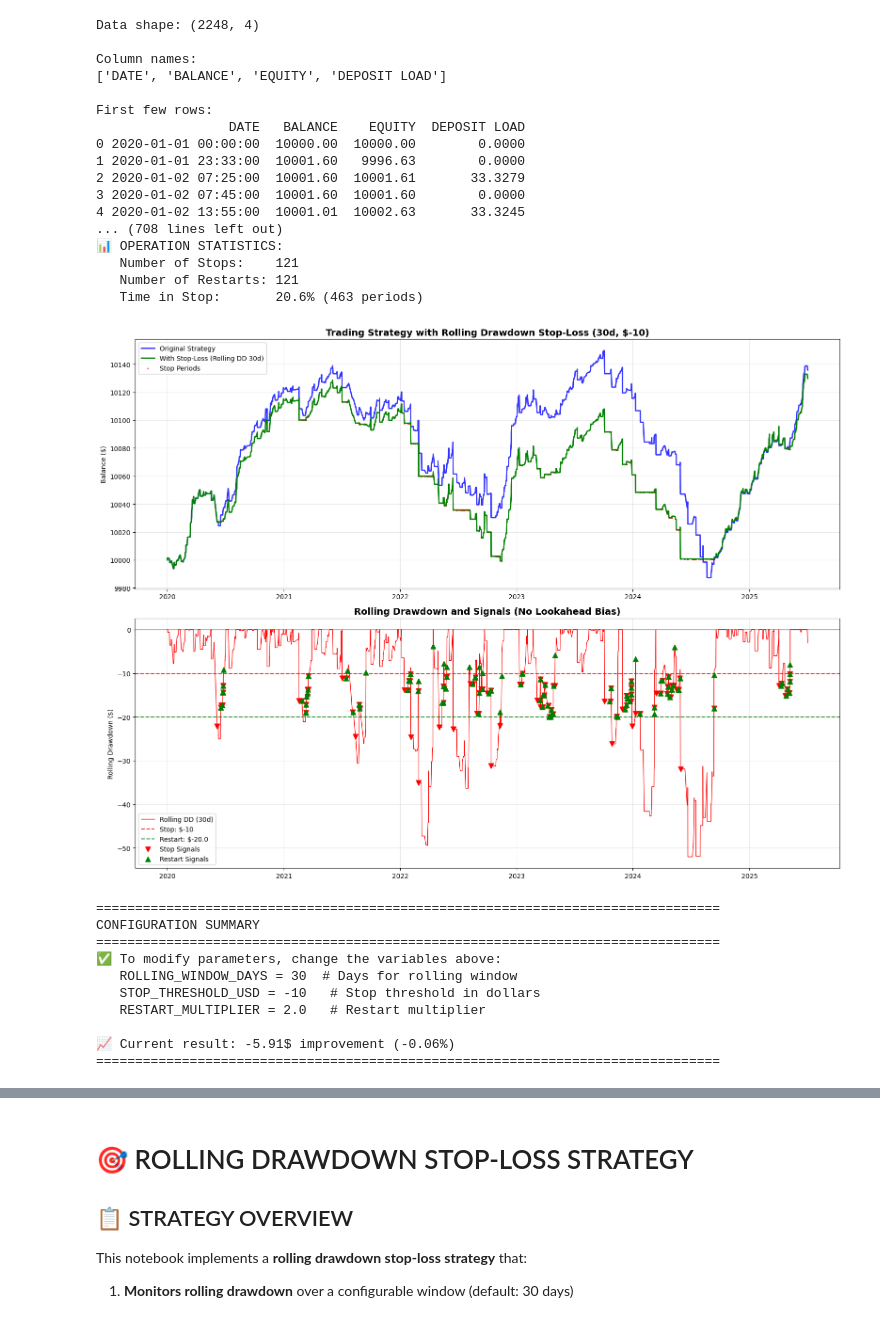
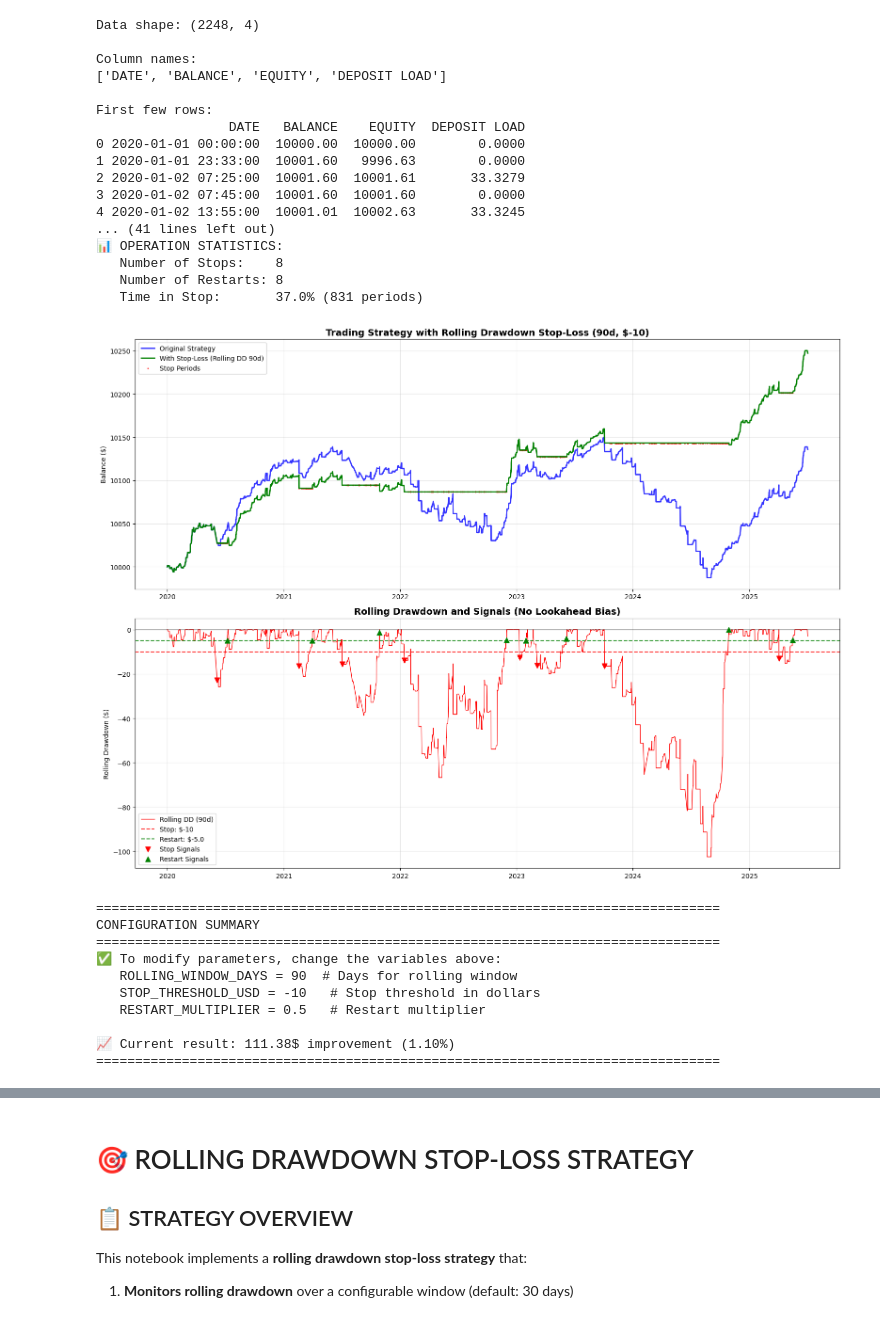
Before and after one commit to edoardoCame/bollingerBands, a Jupyter notebook: notebooks/volatility impact/consecutive.ipynb, the cells around one changed output, grey strips where cells are left out. Cells and saved outputs as stored; diff of their text form; code cells hidden in the pictures.

```diff
--- a/notebooks/volatility impact/consecutive.ipynb
+++ b/notebooks/volatility impact/consecutive.ipynb
@@ -21,9 +21,9 @@ print("\nFirst few rows:")
 print(df.head())
 
 # Configuration parameters
-ROLLING_WINDOW_DAYS = 30    # Days for rolling window
+ROLLING_WINDOW_DAYS = 90    # Days for rolling window
 STOP_THRESHOLD_USD = -10    # Stop threshold in dollars (negative)
-RESTART_MULTIPLIER = 2.0    # Multiplier for restart threshold
+RESTART_MULTIPLIER = 0.5    # Multiplier for restart threshold (0.5 = half the stop threshold)
 
 def simulate_stop_strategy(df, stop_threshold_usd=STOP_THRESHOLD_USD,
                           restart_multiplier=RESTART_MULTIPLIER,
@@ -176,47 +176,47 @@ ax2.set_title(f'Rolling Drawdown and Signals (No Lookahead Bias)',
 ax2.set_ylabel('Rolling Drawdown ($)')
 ax2.legend()
 ax2.grid(True, alpha=0.3)
 
 plt.tight_layout()
 plt.show()
 
 print(f"\n" + "="*80)
 print("CONFIGURATION SUMMARY")
 print("="*80)
 print(f"✅ To modify parameters, change the variables above:")
 print(f"   ROLLING_WINDOW_DAYS = {ROLLING_WINDOW_DAYS}  # Days for rolling window")
 print(f"   STOP_THRESHOLD_USD = {STOP_THRESHOLD_USD}   # Stop threshold in dollars")
 print(f"   RESTART_MULTIPLIER = {RESTART_MULTIPLIER}   # Restart multiplier")
 print(f"\n📈 Current result: {improvement:.2f}$ improvement ({improvement/original_balance*100:.2f}%)")
 print("="*80)
 # %% [output]
 Data shape: (2248, 4)
 
 Column names:
 ['DATE', 'BALANCE', 'EQUITY', 'DEPOSIT LOAD']
 
 First few rows:
                  DATE   BALANCE    EQUITY  DEPOSIT LOAD
 0 2020-01-01 00:00:00  10000.00  10000.00        0.0000
 1 2020-01-01 23:33:00  10001.60   9996.63        0.0000
 2 2020-01-02 07:25:00  10001.60  10001.61       33.3279
 3 2020-01-02 07:45:00  10001.60  10001.60        0.0000
 4 2020-01-02 13:55:00  10001.01  10002.63       33.3245
-... (708 lines left out)
+... (41 lines left out)
 📊 OPERATION STATISTICS:
-   Number of Stops:    121
-   Number of Restarts: 121
-   Time in Stop:       20.6% (463 periods)
+   Number of Stops:    8
+   Number of Restarts: 8
+   Time in Stop:       37.0% (831 periods)
-[figure, old version]
+[figure, new version]
 ================================================================================
 CONFIGURATION SUMMARY
 ================================================================================
 ✅ To modify parameters, change the variables above:
-   ROLLING_WINDOW_DAYS = 30  # Days for rolling window
+   ROLLING_WINDOW_DAYS = 90  # Days for rolling window
    STOP_THRESHOLD_USD = -10   # Stop threshold in dollars
-   RESTART_MULTIPLIER = 2.0   # Restart multiplier
+   RESTART_MULTIPLIER = 0.5   # Restart multiplier
 
-📈 Current result: -5.91$ improvement (-0.06%)
+📈 Current result: 111.38$ improvement (1.10%)
 ================================================================================
 # %%
 # Convert DATE column to datetime
```
Also changed, not shown: parts of 1 cell of this notebook.
